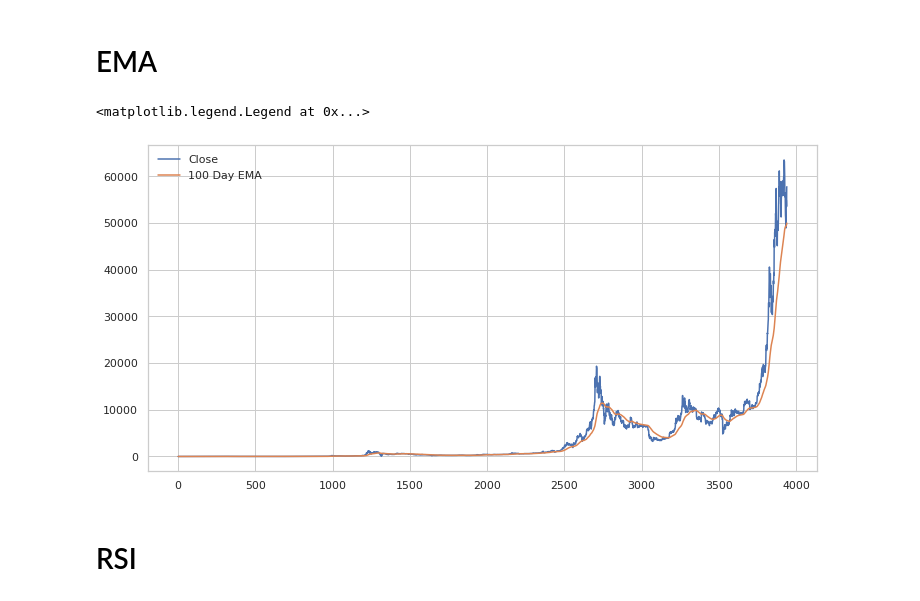
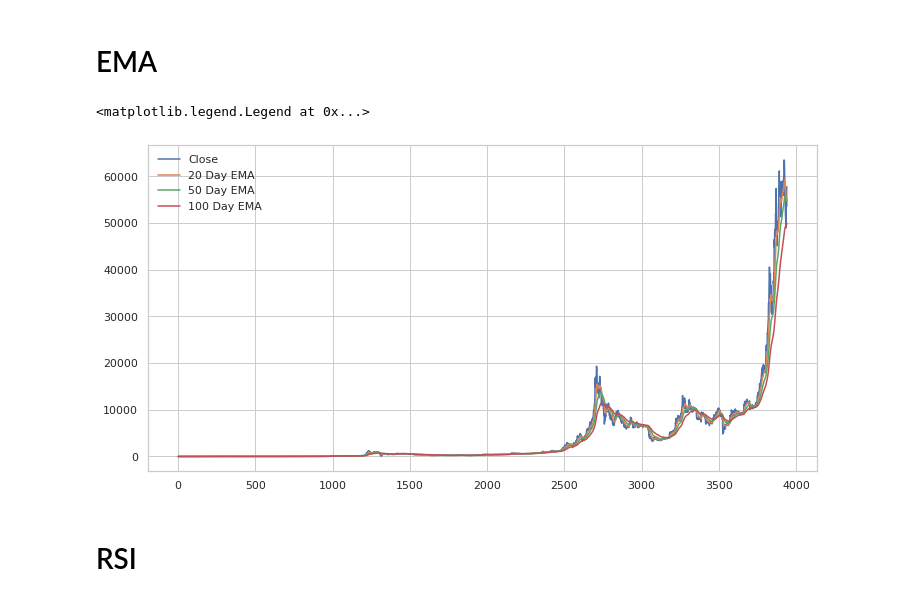
Before and after one commit to MahdyShayesteh/SBU_DataMining_Python, a Jupyter notebook: exercise3_part4_Indicators.ipynb, the cells around one changed output. Saved outputs shown, nothing was run; the diff lists cells and outputs as text; code cells hidden in the pictures.

```diff
--- a/exercise3_part4_Indicators.ipynb
+++ b/exercise3_part4_Indicators.ipynb
@@ -72,12 +104,14 @@ plt.legend()
 # %%
 sns.set()
 sns.set_style('whitegrid')
 btc['Close'].plot(figsize=(12,6),label='Close')
+btc['Close'].ewm(span=20,adjust=False).mean().plot(label='20 Day EMA')
+btc['Close'].ewm(span=50,adjust=False).mean().plot(label='50 Day EMA')
 btc['Close'].ewm(span=100,adjust=False).mean().plot(label='100 Day EMA')
 plt.legend()
 # %% [output]
 <matplotlib.legend.Legend at 0x...>
-[figure, old version]
+[figure, new version]
 # %% [markdown]
 # RSI
 # %%
```
Also changed, not shown: parts of 7 cells of this notebook.
